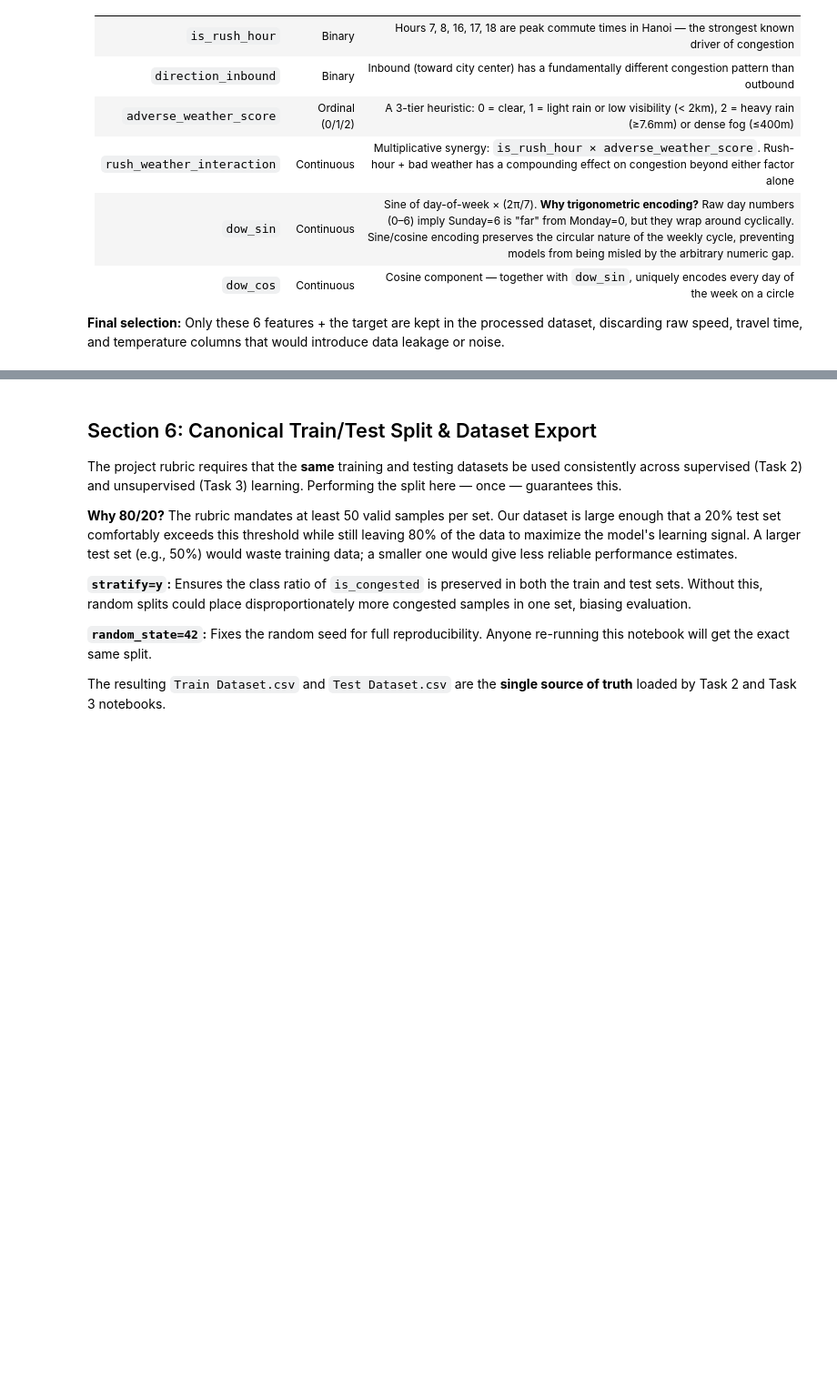
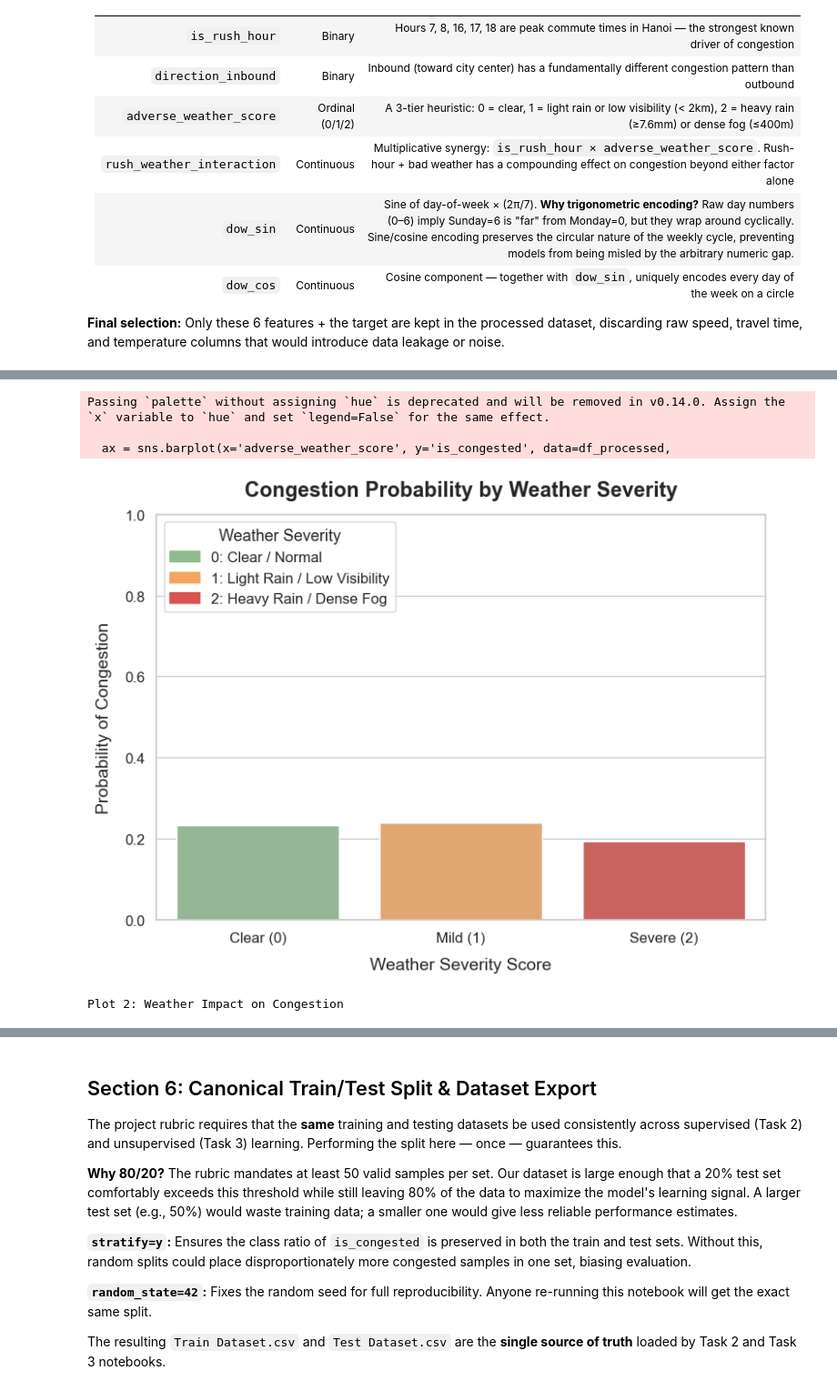
Before and after one commit to EnTeeKiu/FinalDataScience, a Jupyter notebook: Code/Task 1/Task1_Data_Processing_And_Preparation.ipynb, the cells around one changed output, grey strips where cells are left out. Shown at 91% size. Drawn from its saved outputs; the diff is of its cells as text; code cells hidden in the pictures; blank space fills up the shorter version.

```diff
--- a/Code/Task 1/Task1_Data_Processing_And_Preparation.ipynb
+++ b/Code/Task 1/Task1_Data_Processing_And_Preparation.ipynb
@@ -192,23 +245,29 @@ print('Plot 1: Target Distribution')
 # %%
 # Plot 2: Congestion Probability by Weather Severity
 if 'adverse_weather_score' in df_processed.columns:
     plt.figure(figsize=(8, 6))
     weather_colors = ['#8FBC8F', '#F4A460', '#D9534F']
     ax = sns.barplot(x='adverse_weather_score', y='is_congested', data=df_processed,
                      palette=weather_colors, errorbar=None)
-    plt.title('Congestion Probability by Weather Severity', fontsize=14, fontweight='bold', pad=15)
-    plt.xlabel('Weather Severity Score', fontsize=12, labelpad=10)
-    plt.ylabel('Probability of Congestion', fontsize=12, labelpad=10)
+    plt.title('Congestion Probability by Weather Severity', fontsize=17, fontweight='bold', pad=15)
+    plt.xlabel('Weather Severity Score', fontsize=14, labelpad=10)
+    plt.ylabel('Probability of Congestion', fontsize=14, labelpad=10)
     plt.ylim(0, 1)
     ax.set_xticks([0, 1, 2])
     ax.set_xticklabels(['Clear (0)', 'Mild (1)', 'Severe (2)'])
     g_patch = mpatches.Patch(color='#8FBC8F', label='0: Clear / Normal')
     o_patch = mpatches.Patch(color='#F4A460', label='1: Light Rain / Low Visibility')
     r_patch = mpatches.Patch(color='#D9534F', label='2: Heavy Rain / Dense Fog')
     ax.legend(handles=[g_patch, o_patch, r_patch], title='Weather Severity', loc='upper left')
     plt.tight_layout()
     plt.show()
     print('Plot 2: Weather Impact on Congestion')
+# %% [output]
+Passing `palette` without assigning `hue` is deprecated and will be removed in v0.14.0. Assign the `x` variable to `hue` and set `legend=False` for the same effect.
+
+  ax = sns.barplot(x='adverse_weather_score', y='is_congested', data=df_processed,
+[figure, added]
+Plot 2: Weather Impact on Congestion
 # %%
 # Plot 3: Interaction Effect — Rush Hour × Weather
 if 'is_rush_hour' in df_processed.columns and 'adverse_weather_score' in df_processed.columns:
```
Also changed, not shown: parts of 10 cells of this notebook.
